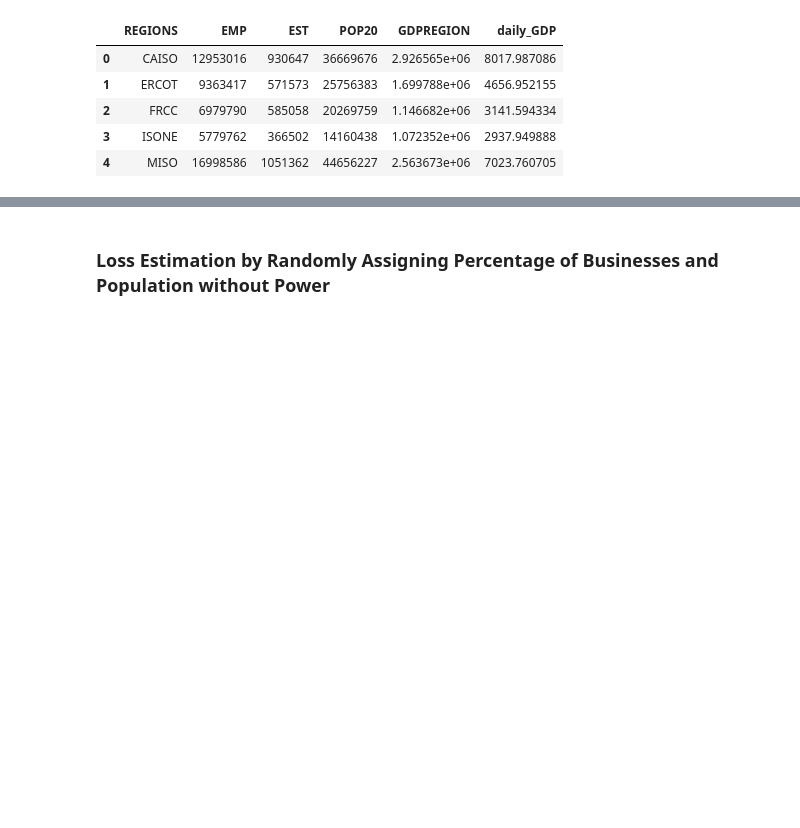
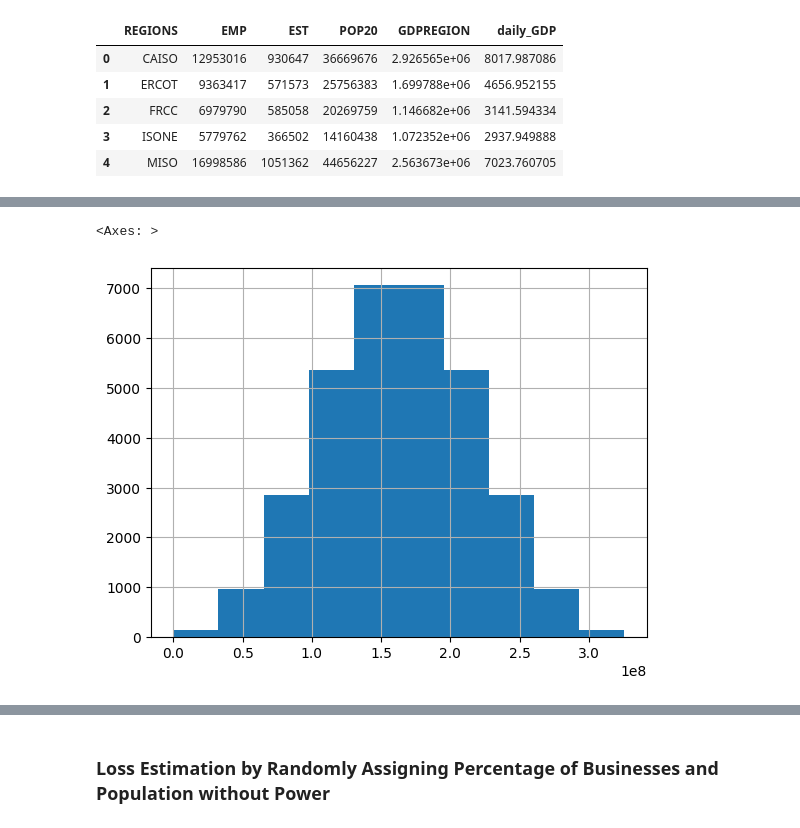
Before and after one commit to denniesbor/spwio, a Jupyter notebook: notebooks/scenario_modeling.ipynb, the cells around one changed output, grey strips where cells are left out. Drawn from its saved outputs; the diff is of its cells as text; code cells hidden in the pictures; blank space fills up the shorter version.

```diff
--- a/notebooks/scenario_modeling.ipynb
+++ b/notebooks/scenario_modeling.ipynb
@@ -70,0 +162,6 @@ df_business.head(5)
+# %%
+# population without power
+df_POP20["POP_Total_WO_POW"].hist()
+# %% [output]
+<Axes: >
+[figure, added]
```
Also changed, not shown: parts of 10 cells of this notebook.
